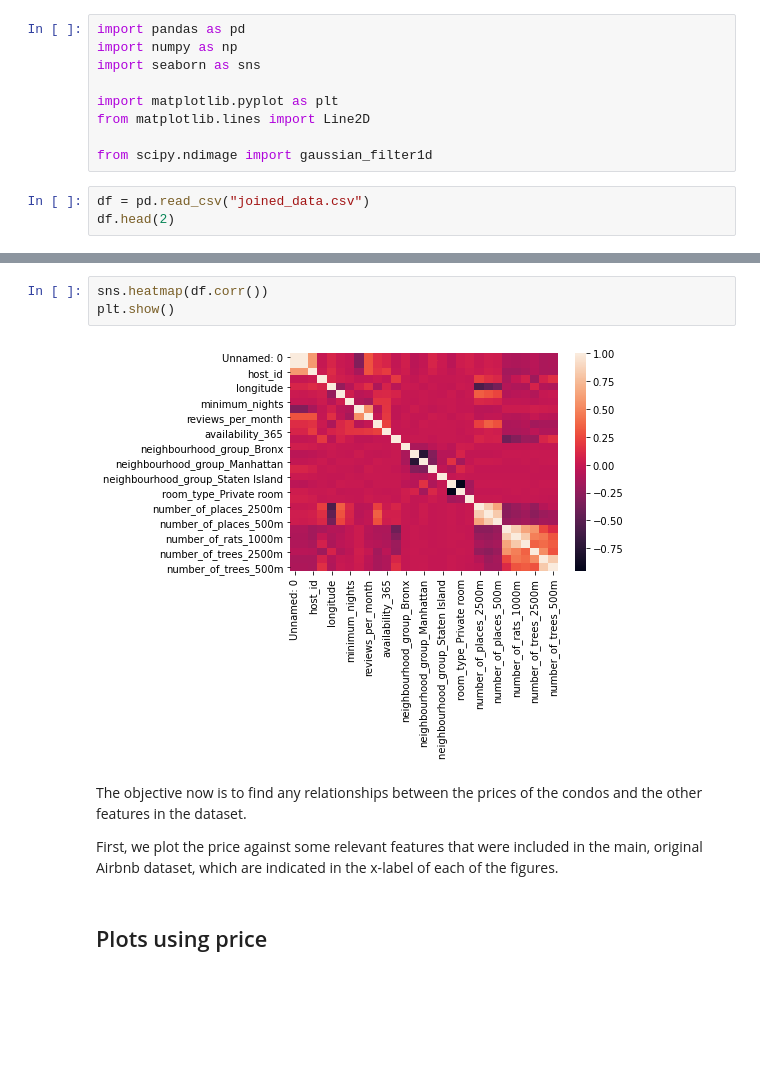
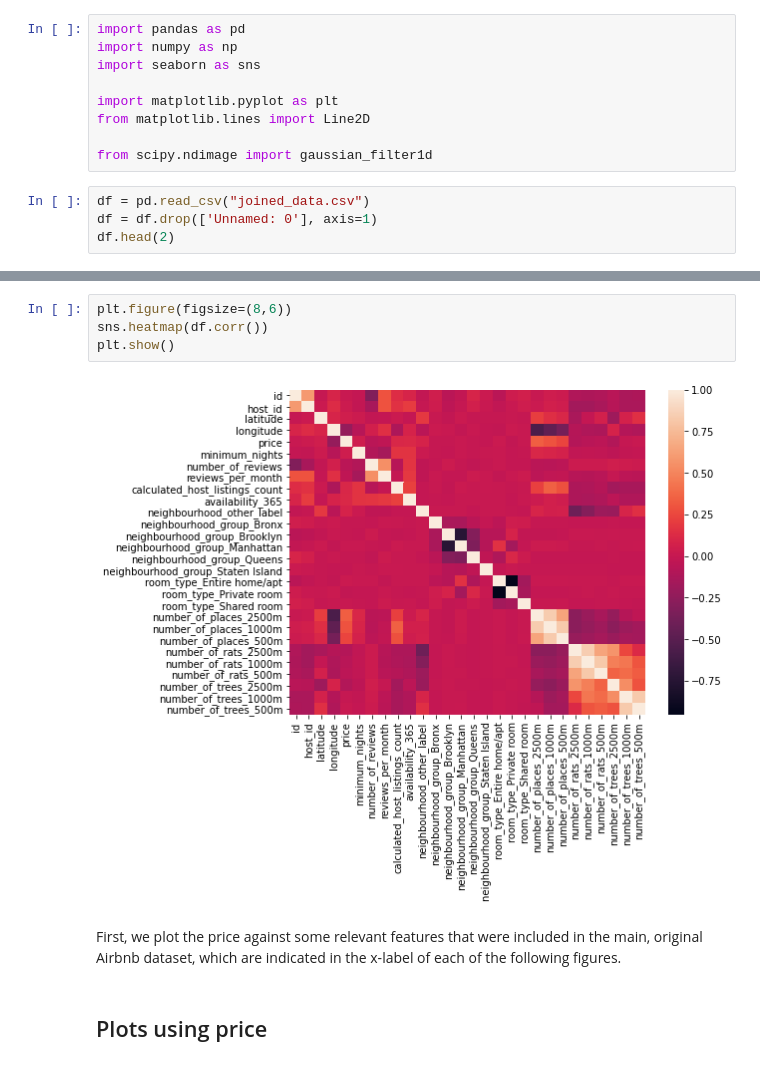
Before and after one commit to KathGran8/Air_BnB_Data_Viz, a Jupyter notebook: Explainer/_5_Data_exploration.ipynb, the cells around one changed output, grey strips where cells are left out. Drawn from its saved outputs; the diff is of its cells as text; blank space fills up the shorter version.

Commit message:
Comments for the first half

```diff
--- a/Explainer/_5_Data_exploration.ipynb
+++ b/Explainer/_5_Data_exploration.ipynb
@@ -9,5 +11,6 @@ from matplotlib.lines import Line2D
 from scipy.ndimage import gaussian_filter1d
 # %%
 df = pd.read_csv("joined_data.csv")
+df = df.drop(['Unnamed: 0'], axis=1)
 df.head(2)
 # %% [output]
@@ -20,12 +23,11 @@ joined_data## Heatmap
 # %%
+plt.figure(figsize=(8,6))
 sns.heatmap(df.corr())
 plt.show()
 # %% [output]
-[figure, old version]
+[figure, new version]
 # %% [markdown]
-The objective now is to find any relationships between the prices of the condos and the other features in the dataset.
-
-First, we plot the price against some relevant features that were included in the main, original Airbnb dataset, which are indicated in the x-label of each of the figures.
+First, we plot the price against some relevant features that were included in the main, original Airbnb dataset, which are indicated in the x-label of each of the following figures.
 # %% [markdown]
 ## Plots using price
 # %%
```
Also changed, not shown: parts of 14 cells of this notebook.
